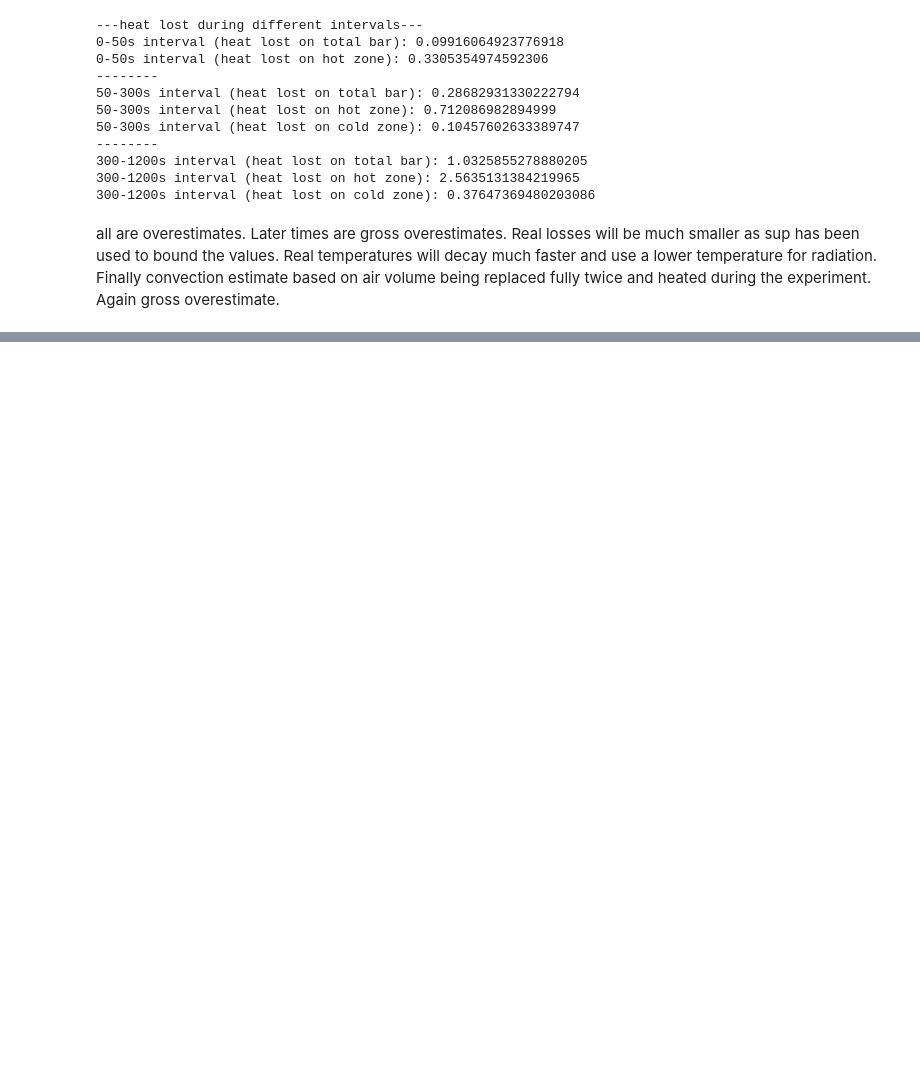
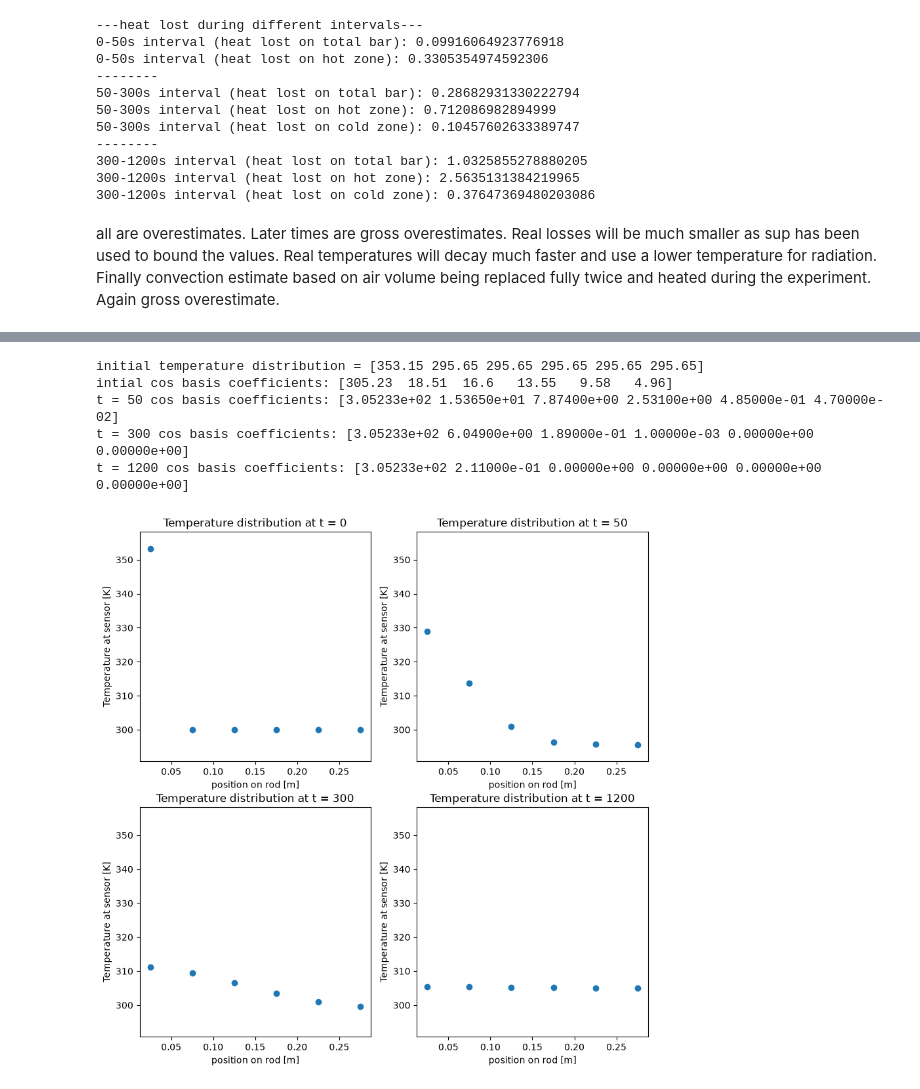
Before and after one commit to guntera384/P-project-based-physics-lab-, a Jupyter notebook: models/model_heat_equation.ipynb, the cells around one changed output, grey strips where cells are left out. Cells and saved outputs as stored; diff of their text form; code cells hidden in the pictures; blank space fills up the shorter version.

```diff
--- a/models/model_heat_equation.ipynb
+++ b/models/model_heat_equation.ipynb
@@ -171,0 +174,63 @@ change in rod temperature through heat exchange with air: 0.2361914917395384
+# %%
+def celsius_to_kelvin(C):
+    return 273.15 + C
+# %%
+#prediction for the first measurement
+T_room_1 = 22.5 #in celcsius
+T_room_1 = celsius_to_kelvin(T_room_1)
+T_source_1 = 80
+T_source_1 = celsius_to_kelvin(T_source_1)
+N = 6
+L = 0.3
+d = 0.025 #diameter of rod
+alpha = 0.34e-4 #conductivity of brass
+t_final = 300
+
+temp = T_room_1 * np.ones(N)
+T_initial_1 = temp
+T_initial_1[0] = T_source_1
+print(f"initial temperature distribution = {T_initial_1}")
+delta_x = L / N
+x = delta_x * np.arange(N) + (delta_x/2) #get a vector with the positions implemented
+coeffs = get_coeffs_cos_basis(T_initial_1, x)
+coeffs_50 = lossless_propagation_1D(coeffs, t = 50) #propagate coeffs in time
+coeffs_300 = lossless_propagation_1D(coeffs, t = 300) #propagate coeffs in time
+coeffs_1200 = lossless_propagation_1D(coeffs, t = 1200) #propagate coeffs in time
+print(f"intial cos basis coefficients: {np.round(coeffs, 2)}")
+print(f"t = 50 cos basis coefficients: {np.round(coeffs_50, 3)}")
+print(f"t = 300 cos basis coefficients: {np.round(coeffs_300, 3)}")
+print(f"t = 1200 cos basis coefficients: {np.round(coeffs_1200, 3)}")
+
+T_min = T_room_1; T_max = T_source_1
+fig, ax = plt.subplots(2, 2, figsize = (10, 10))
+ax[0,0].scatter(x, T_initial)
+ax[0,0].set(ylim = (T_min -5, T_max + 5))
+ax[0,0].set_xlabel("position on rod [m]")
+ax[0,0].set_ylabel("Temperature at sensor [K]")
+ax[0,0].set_title(f"Temperature distribution at t = {0}")
+
+ax[0,1].scatter(x, evaluate_cosine_sum(coeffs_50, x, L = L))
+ax[0,1].set(ylim = (T_min -5, T_max + 5))
+ax[0,1].set_xlabel("position on rod [m]")
+ax[0,1].set_ylabel("Temperature at sensor [K]")
+ax[0,1].set_title(f"Temperature distribution at t = {50}")
+
+ax[1,0].scatter(x, evaluate_cosine_sum(coeffs_300, x, L = L))
+ax[1,0].set(ylim = (T_min -5, T_max + 5))
+ax[1,0].set_xlabel("position on rod [m]")
+ax[1,0].set_ylabel("Temperature at sensor [K]")
+ax[1,0].set_title(f"Temperature distribution at t = {300}")
+
+ax[1,1].scatter(x, evaluate_cosine_sum(coeffs_1200, x, L = L))
+ax[1,1].set(ylim = (T_min -5, T_max + 5))
+ax[1,1].set_xlabel("position on rod [m]")
+ax[1,1].set_ylabel("Temperature at sensor [K]")
+ax[1,1].set_title(f"Temperature distribution at t = {1200}")
+plt.show()
+# %% [output]
+initial temperature distribution = [353.15 295.65 295.65 295.65 295.65 295.65]
+intial cos basis coefficients: [305.23  18.51  16.6   13.55   9.58   4.96]
+t = 50 cos basis coefficients: [3.05233e+02 1.53650e+01 7.87400e+00 2.53100e+00 4.85000e-01 4.70000e-02]
+t = 300 cos basis coefficients: [3.05233e+02 6.04900e+00 1.89000e-01 1.00000e-03 0.00000e+00 0.00000e+00]
+t = 1200 cos basis coefficients: [3.05233e+02 2.11000e-01 0.00000e+00 0.00000e+00 0.00000e+00 0.00000e+00]
+[figure, added]
```
Also changed, not shown: parts of 3 cells of this notebook, 4 other files.
